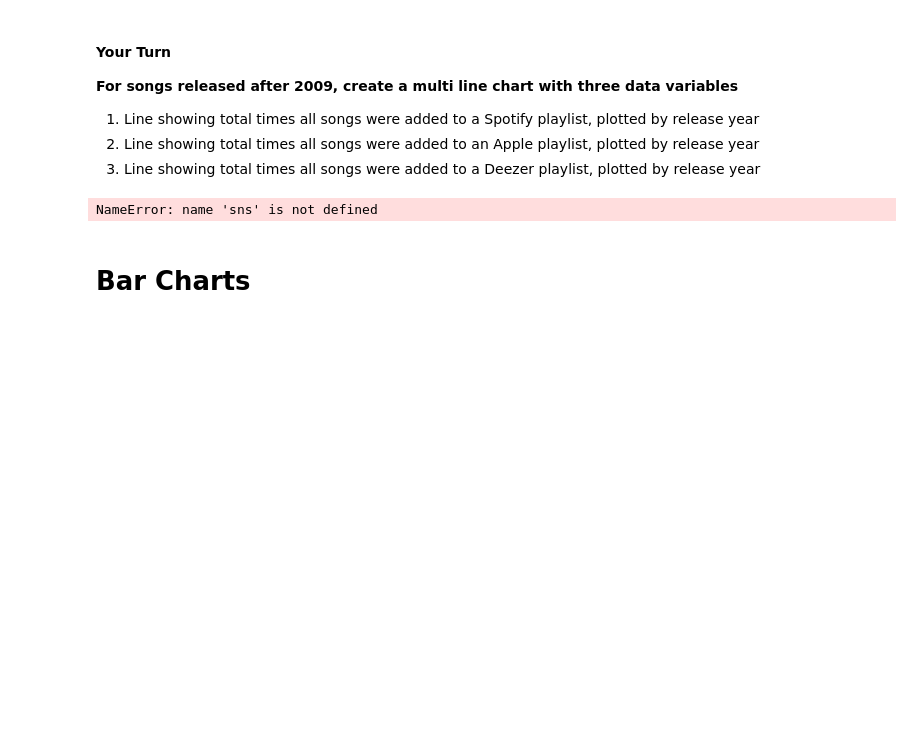
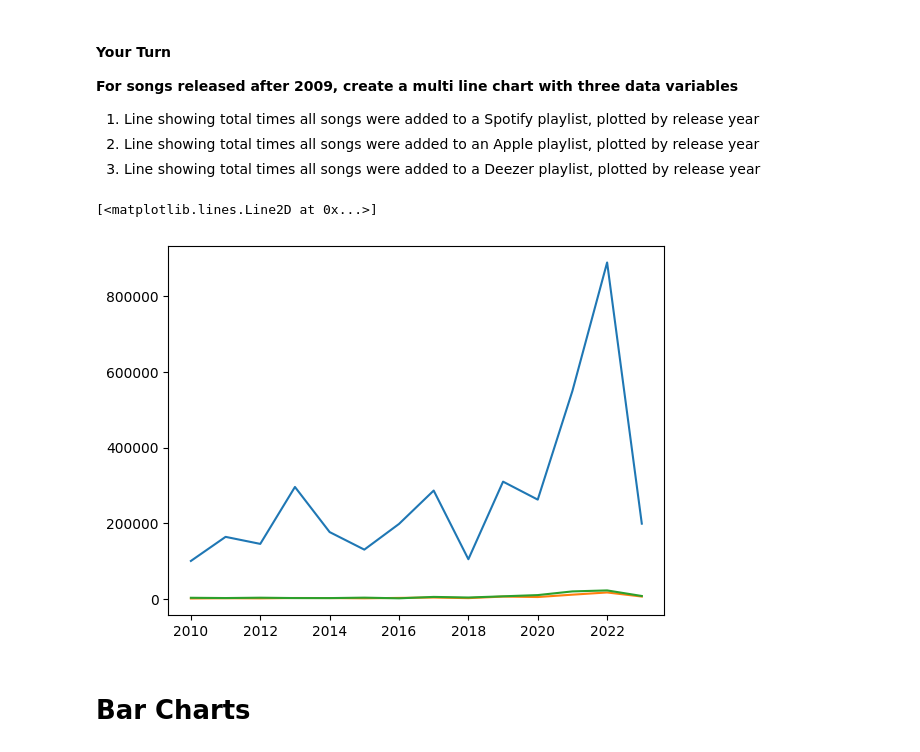
Before and after one commit to john1jung/data-analysis-projects-class-19-and-20, a Jupyter notebook: class-19/exercises/data-viz-exercises.ipynb, the cells around one changed output. Cells and saved outputs as stored; diff of their text form; code cells hidden in the pictures; blank space fills up the shorter version.

```diff
--- a/class-19/exercises/data-viz-exercises.ipynb
+++ b/class-19/exercises/data-viz-exercises.ipynb
@@ -144,16 +153,34 @@ plt.legend()
 1. Line showing total times all songs were added to a Spotify playlist, plotted by release year
 1. Line showing total times all songs were added to an Apple playlist, plotted by release year
 1. Line showing total times all songs were added to a Deezer playlist, plotted by release year
-# %%
-# Code Here
-# Multi Line chart
-data = [["Lemon", 89], ["Lime", 43], ["Orange", 12]]
-citrus = pd.DataFrame(data, columns=["plant","fruit_yield"])
-
-tt = sns.barplot(citrus, x="fruit_yield", y="plant", orient="y")
-tt
-# %% [output]
-NameError: name 'sns' is not defined
+# %%
+# Code Here
+# Multi Line chart
+
+years = numpy.sort(df[df["released_year"] > 2009]["released_year"].unique())
+
+spotify_sums = df.groupby("released_year")["streams"].sum()
+apple_sums = df.groupby("released_year")["streams"].sum()
+deezer_sums = df.groupby("released_year")["streams"].sum()
+
+spotify_list = []
+apple_list = []
+deezer_list = []
+
+for y in years:
+	spotify_sums = df.loc[(df["released_year"] == y)]["in_spotify_playlists"].sum()
+	apple_sums = df.loc[(df["released_year"] == y)]["in_apple_playlists"].sum()
+	deezer_sums = df.loc[(df["released_year"] == y)]["in_deezer_playlists"].sum()
+	spotify_list.append(spotify_sums)
+	apple_list.append(apple_sums)
+	deezer_list.append(deezer_sums)
+
+plt.plot(years, spotify_list, label = "Spotify Playlist")
+plt.plot(years, apple_list, label = "Apple Playlist")
+plt.plot(years, deezer_list, label = "Deezer Playlist")
+# %% [output]
+[<matplotlib.lines.Line2D at 0x...>]
+[figure, added]
 # %% [markdown]
 # Bar Charts
 # %% [markdown]
```
Also changed, not shown: parts of 9 cells of this notebook, 1 other file.
